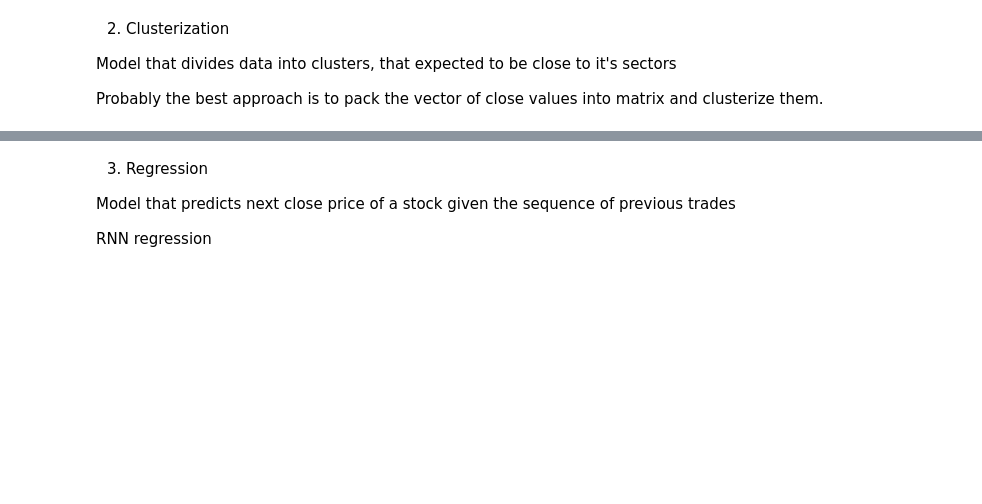
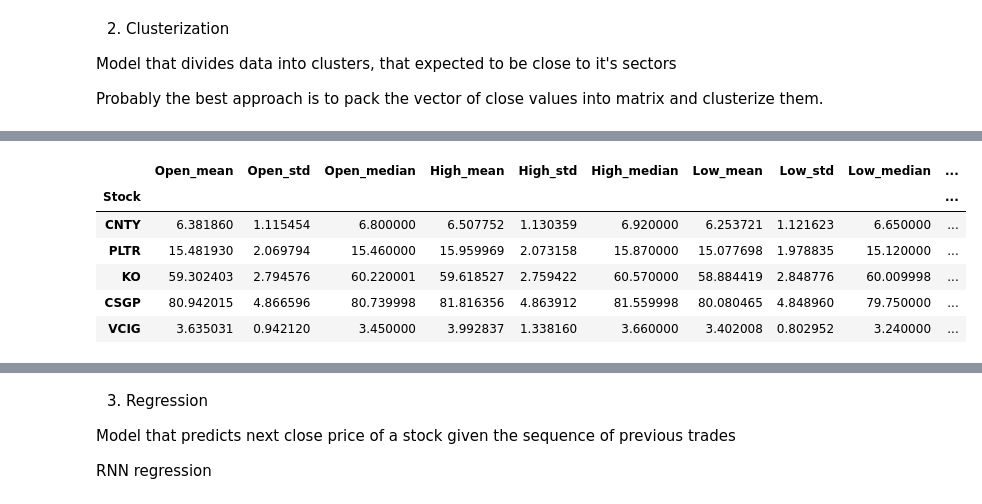
Before and after one commit to volodymyrkir/exploratory_data_analysis, a Jupyter notebook: tasks/task_2.ipynb, the cells around one changed output, grey strips where cells are left out. Drawn from its saved outputs; the diff is of its cells as text; code cells hidden in the pictures; blank space fills up the shorter version.

```diff
--- a/tasks/task_2.ipynb
+++ b/tasks/task_2.ipynb
@@ -425,0 +420,18 @@ See the caveats in the documentation: https://pandas.pydata.org/pandas-docs/stab
+# %%
+def get_one_company_row(df: pd.DataFrame, cluster:int):
+    return df.loc[df['cluster'] == cluster].sample(1)
+
+rows = []
+
+for cluster in range(5):
+    rows.append(get_one_company_row(cluster_df, cluster))
+
+pd.concat(rows, axis=0)
+# %% [output]
+|  | Open_mean | Open_std | Open_median | High_mean | High_std | High_median | Low_mean | Low_std | Low_median | ... |
+| Stock |  |  |  |  |  |  |  |  |  | ... |
+| CNTY | 6.381860 | 1.115454 | 6.800000 | 6.507752 | 1.130359 | 6.920000 | 6.253721 | 1.121623 | 6.650000 | ... |
+| PLTR | 15.481930 | 2.069794 | 15.460000 | 15.959969 | 2.073158 | 15.870000 | 15.077698 | 1.978835 | 15.120000 | ... |
+| KO | 59.302403 | 2.794576 | 60.220001 | 59.618527 | 2.759422 | 60.570000 | 58.884419 | 2.848776 | 60.009998 | ... |
+| CSGP | 80.942015 | 4.866596 | 80.739998 | 81.816356 | 4.863912 | 81.559998 | 80.080465 | 4.848960 | 79.750000 | ... |
+| VCIG | 3.635031 | 0.942120 | 3.450000 | 3.992837 | 1.338160 | 3.660000 | 3.402008 | 0.802952 | 3.240000 | ... |
```
Also changed, not shown: parts of 22 cells of this notebook.
